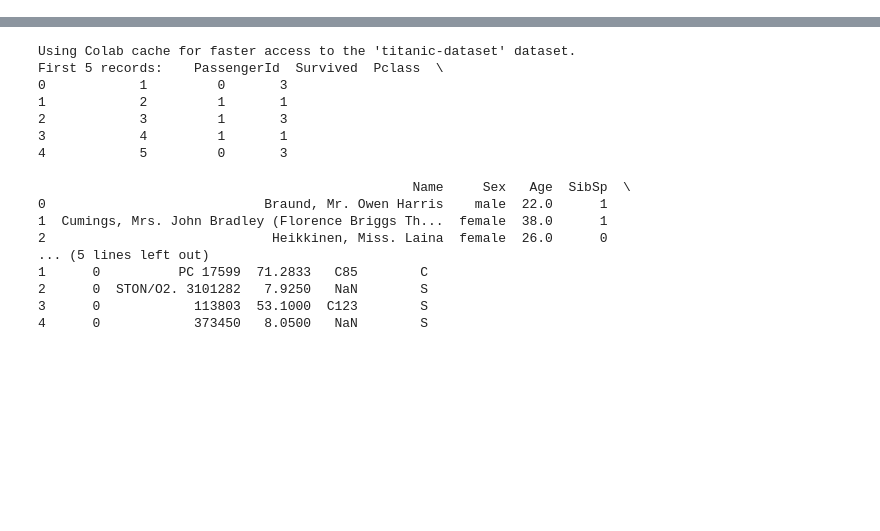
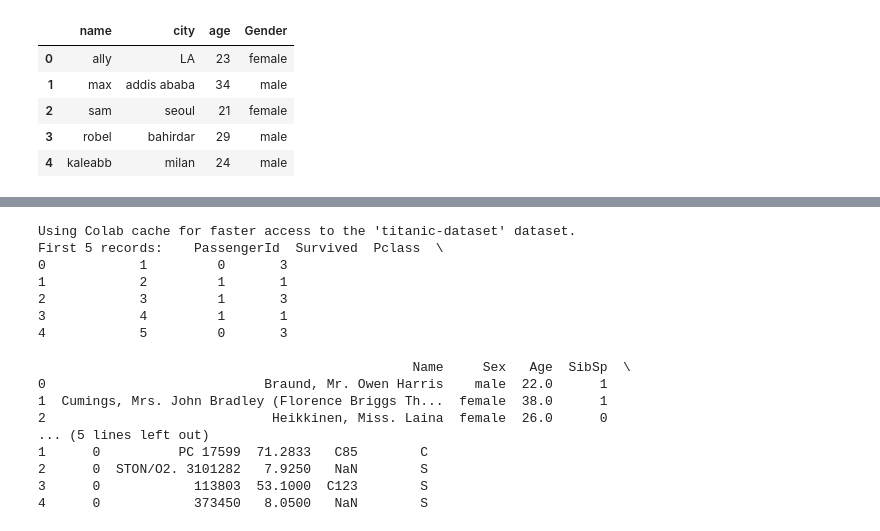
Before and after one commit to Beth-202/ML-pg, a Jupyter notebook: titanic1.ipynb, the cells around one changed output, grey strips where cells are left out. Drawn from its saved outputs; the diff is of its cells as text; code cells hidden in the pictures; blank space fills up the shorter version.

```diff
--- a/titanic1.ipynb
+++ b/titanic1.ipynb
@@ -2,0 +75,8 @@ pip install kagglehub[pandas-datasets]
+# %%
+my_data = {
+    'name': ['ally', 'max', 'sam', 'robel', 'kaleabb'],
+    'city': ['LA', 'addis ababa', 'seoul', 'bahirdar', 'milan'],
+    'age': [23, 34, 21,29, 24]
+}
+my_df = DataFrame(my_data)
+my_df
@@ -2,0 +218,10 @@ pip install kagglehub[pandas-datasets]
+# %%
+my_df['Gender'] = ['female','male', 'female', 'male', 'male']
+my_df
+# %% [output]
+|  | name | city | age | Gender |
+| 0 | ally | LA | 23 | female |
+| 1 | max | addis ababa | 34 | male |
+| 2 | sam | seoul | 21 | female |
+| 3 | robel | bahirdar | 29 | male |
+| 4 | kaleabb | milan | 24 | male |
```
Also changed, not shown: parts of 54 cells of this notebook.
